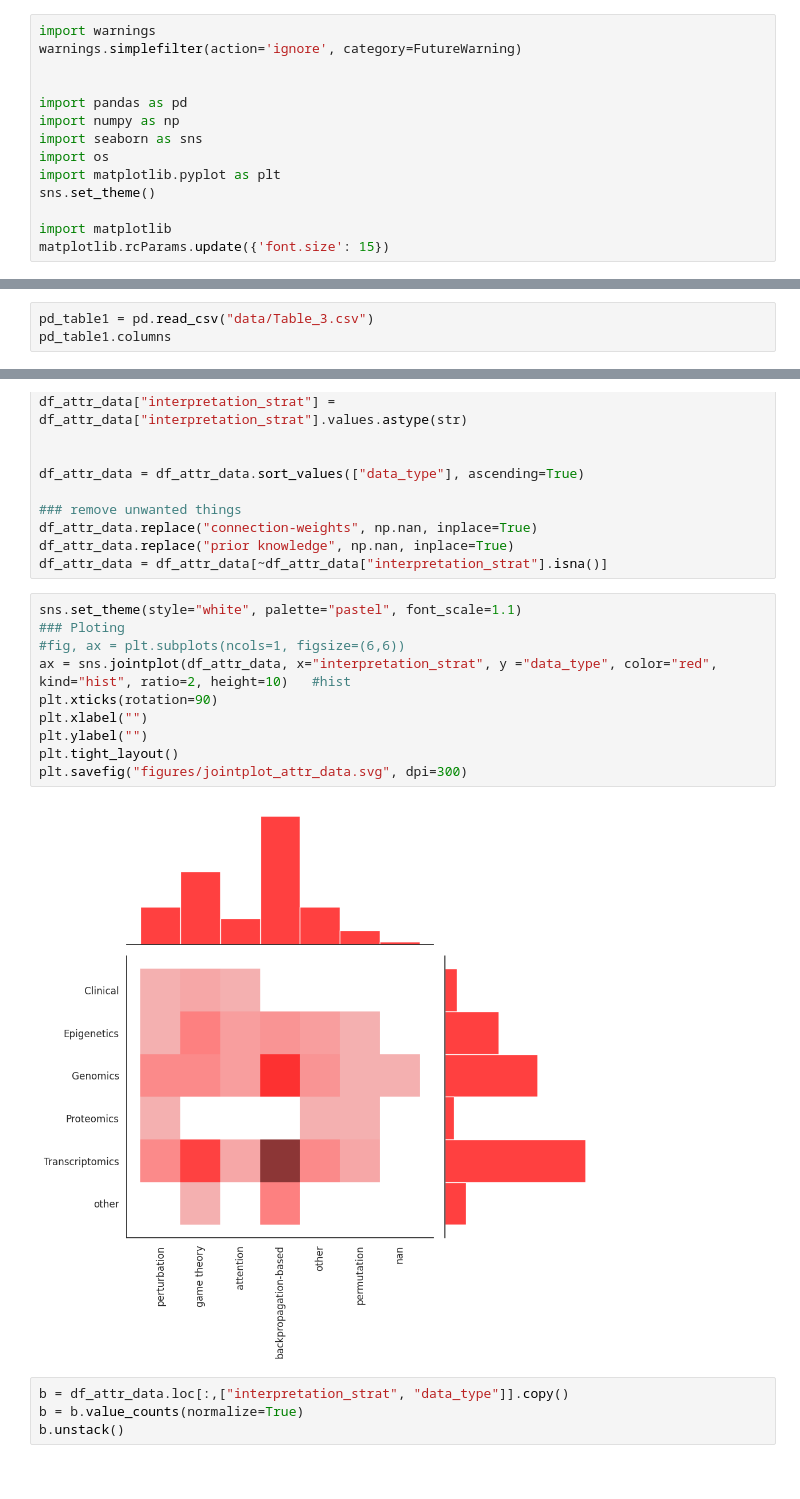
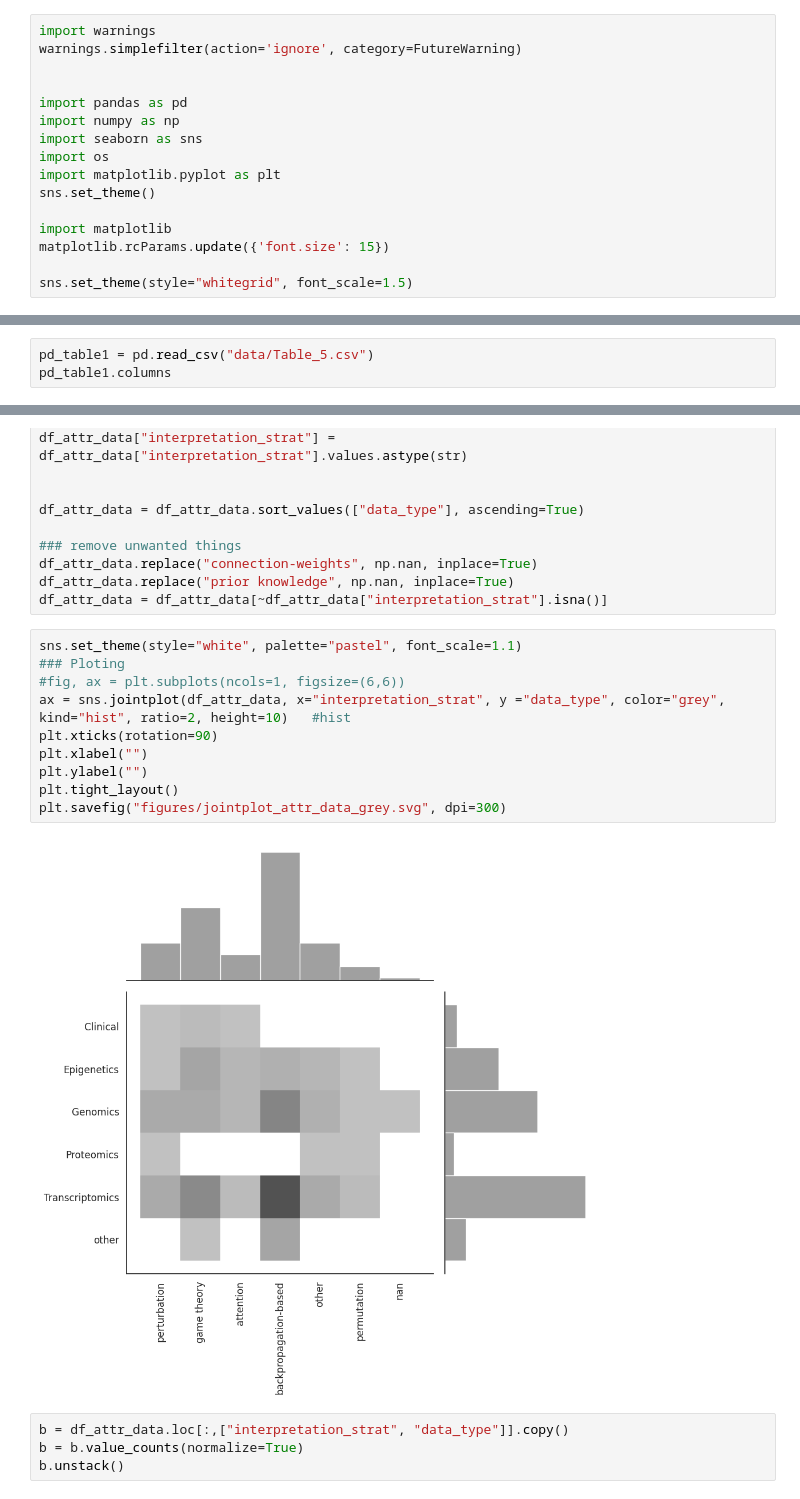
Before and after one commit to sonjakatz/reviewInterpretability_figures, a Jupyter notebook: interpretability.ipynb, the cells around one changed output, grey strips where cells are left out. Drawn from its saved outputs; the diff is of its cells as text.

```diff
--- a/interpretability.ipynb
+++ b/interpretability.ipynb
@@ -12,6 +12,8 @@ sns.set_theme()
 
 import matplotlib
 matplotlib.rcParams.update({'font.size': 15})
+
+sns.set_theme(style="whitegrid", font_scale=1.5)
 # %%
 data_categories = {'SNPs':"Genomics",
                    'CNV':"Genomics",
@@ -62,6 +64,6 @@ model_categories = {
 # %%
 outPath = "figures"
 # %%
-pd_table1 = pd.read_csv("data/Table_3.csv")
+pd_table1 = pd.read_csv("data/Table_5.csv")
 pd_table1.columns
 # %% [output]
@@ -296,15 +301,15 @@ df_attr_data = df_attr_data[~df_attr_data["interpretation_strat"].isna()]
 # %%
 sns.set_theme(style="white", palette="pastel", font_scale=1.1)
 ### Ploting
 #fig, ax = plt.subplots(ncols=1, figsize=(6,6))
-ax = sns.jointplot(df_attr_data, x="interpretation_strat", y ="data_type", color="red", kind="hist", ratio=2, height=10)   #hist
+ax = sns.jointplot(df_attr_data, x="interpretation_strat", y ="data_type", color="grey", kind="hist", ratio=2, height=10)   #hist
 plt.xticks(rotation=90)
 plt.xlabel("")
 plt.ylabel("")
 plt.tight_layout()
-plt.savefig("figures/jointplot_attr_data.svg", dpi=300)
+plt.savefig("figures/jointplot_attr_data_grey.svg", dpi=300)
 # %% [output]
-[figure, old version]
+[figure, new version]
 # %%
 b = df_attr_data.loc[:,["interpretation_strat", "data_type"]].copy()
 b = b.value_counts(normalize=True)
```
Also changed, not shown: parts of 6 cells of this notebook, 17 other files.
